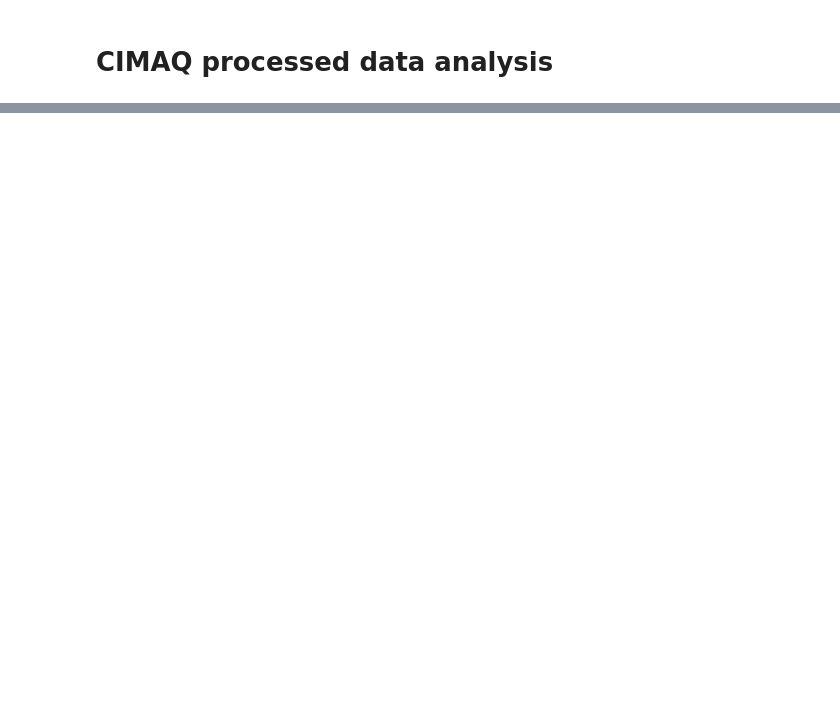
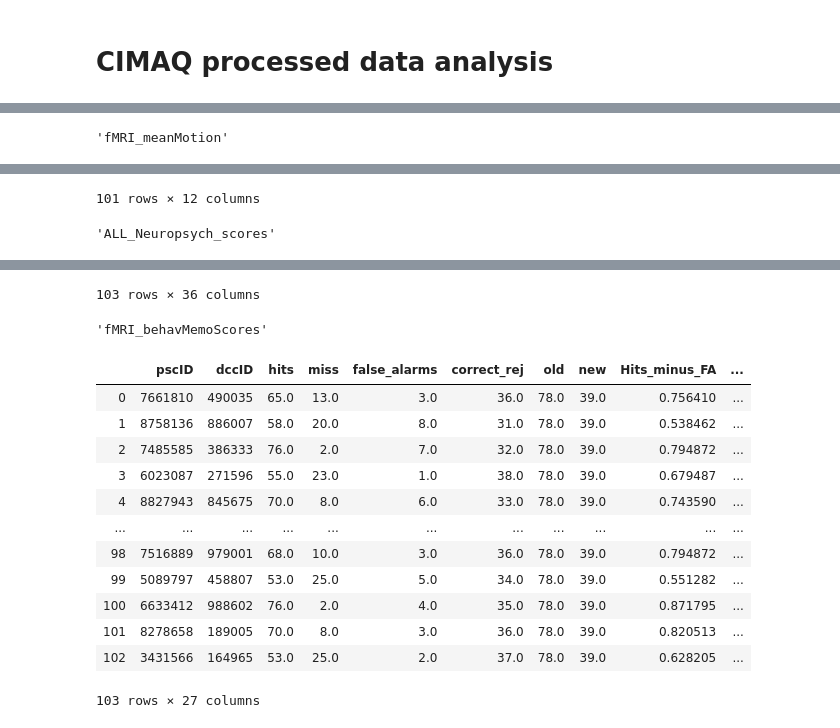
Before and after one commit to courtois-neuromod/cimaq_memory, a Jupyter notebook: processed_data.ipynb, the cells around one changed output, grey strips where cells are left out. Saved outputs shown, nothing was run; the diff lists cells and outputs as text; code cells hidden in the pictures; blank space fills up the shorter version.

```diff
--- a/processed_data.ipynb
+++ b/processed_data.ipynb
@@ -73,0 +54,4 @@ confouds_dir = "../../../data/cisl/DATA/cimaq_03-19/derivatives/CIMAQ_fmri_memor
+# %%
+participants_dir = "../../../../data/cisl/DATA/cimaq_03-19/derivatives/CIMAQ_fmri_memory/data/participants"
+filelist = sorted(ls(participants_dir))
+display(filelist)
@@ -73,0 +340,22 @@ confouds_dir = "../../../data/cisl/DATA/cimaq_03-19/derivatives/CIMAQ_fmri_memor
+# %%
+# Motion correction results
+fMRI_meanMotion =  ("fMRI_meanMotion",
+                    pd.read_csv(join(participants_dir, "MotionResults", "fMRI_meanMotion.tsv"), sep='\t'))
+
+# Neuropsychological data
+# Tables & tests are already summed up in this file
+ALL_Neuropsych_scores = ("ALL_Neuropsych_scores",
+                         pd.read_csv(join(participants_dir, "Neuropsych", "ALL_Neuropsych_scores.tsv"),
+                                     sep='\t'))
+
+# Memory task (fMRI task in scanner) results
+fMRI_behavMemoScores =  ("fMRI_behavMemoScores",
+                pd.read_csv(join(participants_dir, "TaskResults", "fMRI_behavMemoScores.tsv"), sep='\t'))
+
+# Visualize some examples
+display(fMRI_meanMotion[0], fMRI_meanMotion[1],
+        ALL_Neuropsych_scores[0], ALL_Neuropsych_scores[1],
+        fMRI_behavMemoScores[0], fMRI_behavMemoScores[1])
+# display(participants_jsonfiles)
+# %% [output]
+'fMRI_meanMotion'
@@ -73,0 +374,2 @@ confouds_dir = "../../../data/cisl/DATA/cimaq_03-19/derivatives/CIMAQ_fmri_memor
+101 rows × 12 columns
+'ALL_Neuropsych_scores'
@@ -73,0 +388,15 @@ confouds_dir = "../../../data/cisl/DATA/cimaq_03-19/derivatives/CIMAQ_fmri_memor
+103 rows × 36 columns
+'fMRI_behavMemoScores'
+|  | pscID | dccID | hits | miss | false_alarms | correct_rej | old | new | Hits_minus_FA | ... |
+| 0 | 7661810 | 490035 | 65.0 | 13.0 | 3.0 | 36.0 | 78.0 | 39.0 | 0.756410 | ... |
+| 1 | 8758136 | 886007 | 58.0 | 20.0 | 8.0 | 31.0 | 78.0 | 39.0 | 0.538462 | ... |
+| 2 | 7485585 | 386333 | 76.0 | 2.0 | 7.0 | 32.0 | 78.0 | 39.0 | 0.794872 | ... |
+| 3 | 6023087 | 271596 | 55.0 | 23.0 | 1.0 | 38.0 | 78.0 | 39.0 | 0.679487 | ... |
+| 4 | 8827943 | 845675 | 70.0 | 8.0 | 6.0 | 33.0 | 78.0 | 39.0 | 0.743590 | ... |
+| ... | ... | ... | ... | ... | ... | ... | ... | ... | ... | ... |
+| 98 | 7516889 | 979001 | 68.0 | 10.0 | 3.0 | 36.0 | 78.0 | 39.0 | 0.794872 | ... |
+| 99 | 5089797 | 458807 | 53.0 | 25.0 | 5.0 | 34.0 | 78.0 | 39.0 | 0.551282 | ... |
+| 100 | 6633412 | 988602 | 76.0 | 2.0 | 4.0 | 35.0 | 78.0 | 39.0 | 0.871795 | ... |
+| 101 | 8278658 | 189005 | 70.0 | 8.0 | 3.0 | 36.0 | 78.0 | 39.0 | 0.820513 | ... |
+| 102 | 3431566 | 164965 | 53.0 | 25.0 | 2.0 | 37.0 | 78.0 | 39.0 | 0.628205 | ... |
+103 rows × 27 columns
```
Also changed, not shown: parts of 39 cells of this notebook.
